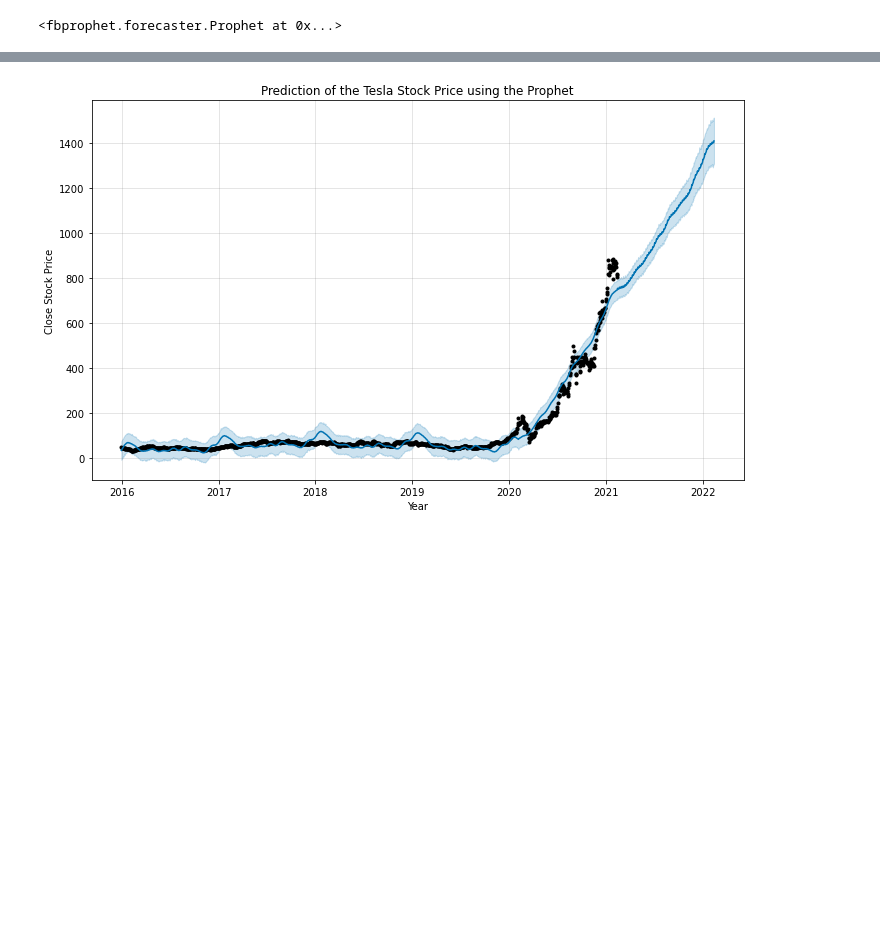
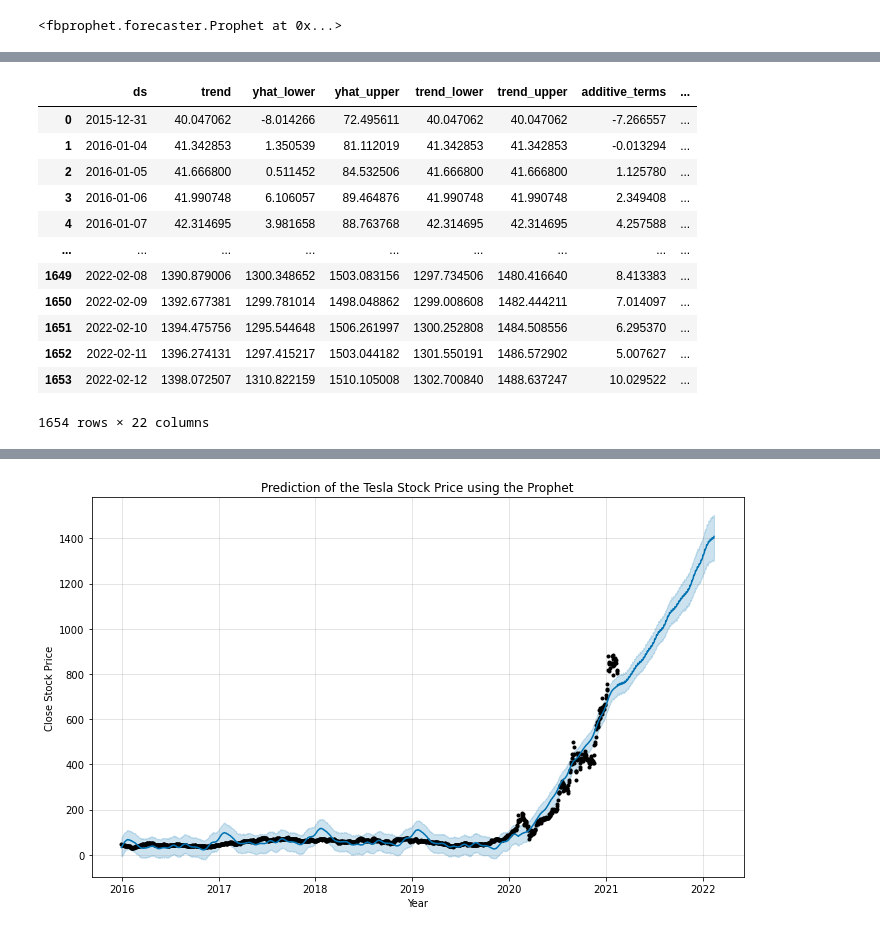
Before and after one commit to jeremychiaa/TSLA-stock-price-analysis-predictive-modelling, a Jupyter notebook: scripts/fbprophet_model.ipynb, the cells around one changed output, grey strips where cells are left out. Saved outputs shown, nothing was run; the diff lists cells and outputs as text; code cells hidden in the pictures; blank space fills up the shorter version.

Commit message:
prediction function

```diff
--- a/scripts/fbprophet_model.ipynb
+++ b/scripts/fbprophet_model.ipynb
@@ -121,0 +138,20 @@ INFO:numexpr.utils:NumExpr defaulting to 4 threads.
+# %%
+# we specify the number of days of future predictions
+future = m.make_future_dataframe(periods=365)
+forecast_data = m.predict(future)
+# %%
+forecast_data
+# %% [output]
+|  | ds | trend | yhat_lower | yhat_upper | trend_lower | trend_upper | additive_terms | ... |
+| 0 | 2015-12-31 | 40.047062 | -8.014266 | 72.495611 | 40.047062 | 40.047062 | -7.266557 | ... |
+| 1 | 2016-01-04 | 41.342853 | 1.350539 | 81.112019 | 41.342853 | 41.342853 | -0.013294 | ... |
+| 2 | 2016-01-05 | 41.666800 | 0.511452 | 84.532506 | 41.666800 | 41.666800 | 1.125780 | ... |
+| 3 | 2016-01-06 | 41.990748 | 6.106057 | 89.464876 | 41.990748 | 41.990748 | 2.349408 | ... |
+| 4 | 2016-01-07 | 42.314695 | 3.981658 | 88.763768 | 42.314695 | 42.314695 | 4.257588 | ... |
+| ... | ... | ... | ... | ... | ... | ... | ... | ... |
+| 1649 | 2022-02-08 | 1390.879006 | 1300.348652 | 1503.083156 | 1297.734506 | 1480.416640 | 8.413383 | ... |
+| 1650 | 2022-02-09 | 1392.677381 | 1299.781014 | 1498.048862 | 1299.008608 | 1482.444211 | 7.014097 | ... |
+| 1651 | 2022-02-10 | 1394.475756 | 1295.544648 | 1506.261997 | 1300.252808 | 1484.508556 | 6.295370 | ... |
+| 1652 | 2022-02-11 | 1396.274131 | 1297.415217 | 1503.044182 | 1301.550191 | 1486.572902 | 5.007627 | ... |
+| 1653 | 2022-02-12 | 1398.072507 | 1310.822159 | 1510.105008 | 1302.700840 | 1488.637247 | 10.029522 | ... |
+1654 rows × 22 columns
```
Also changed, not shown: parts of 12 cells of this notebook, 1 other file.
